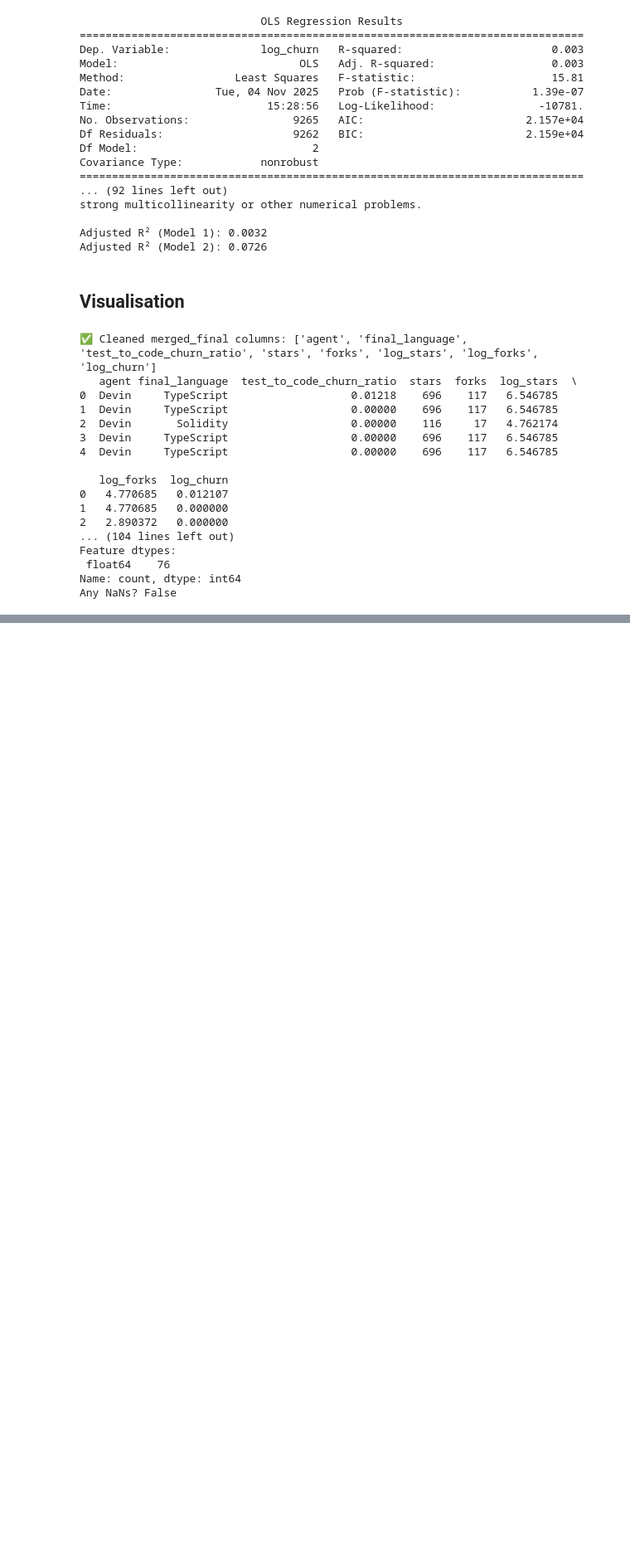
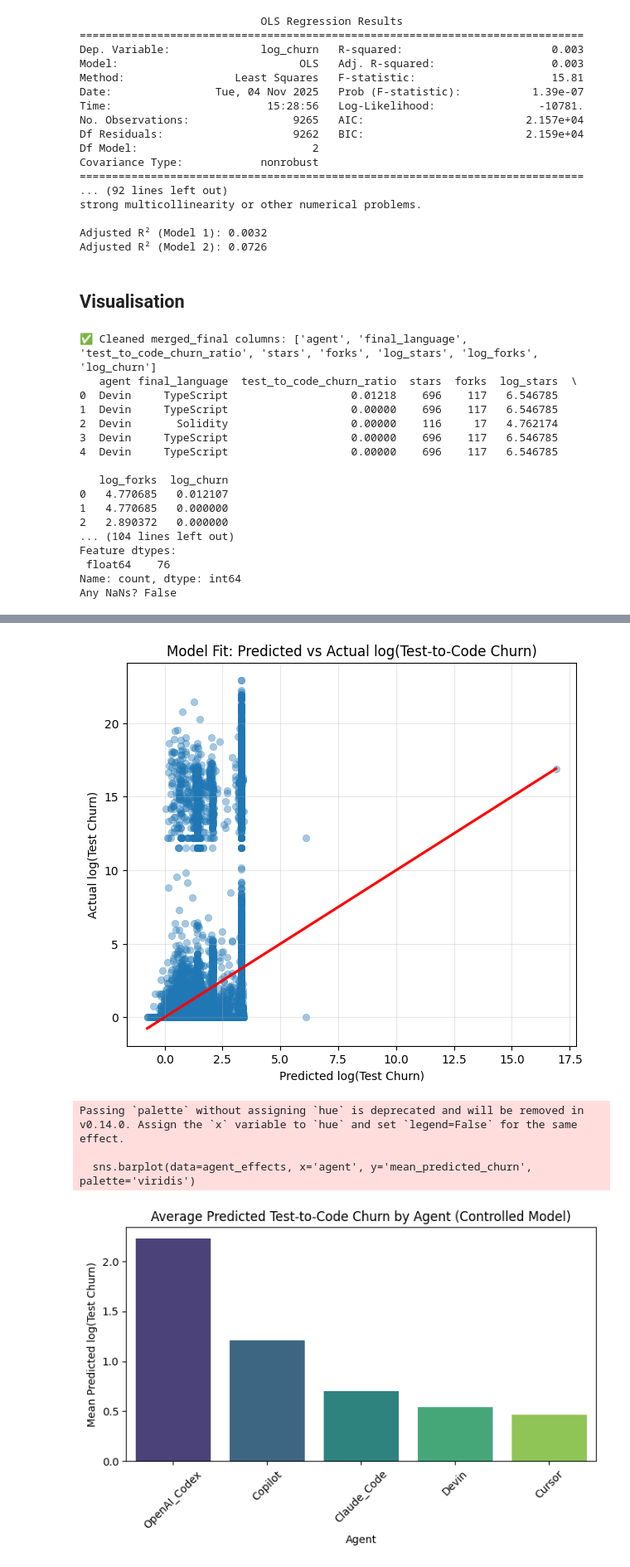
Before and after one commit to Lay-ke/Data-mining, a Jupyter notebook: analysis/load_AIDev.ipynb, the cells around one changed output, grey strips where cells are left out. Shown: that part at 83% size. Cells and saved outputs as stored; diff of their text form; code cells hidden in the pictures; blank space fills up the shorter version.

```diff
--- a/analysis/load_AIDev.ipynb
+++ b/analysis/load_AIDev.ipynb
@@ -849,0 +762,64 @@ NameError: name 'X2' is not defined
+# %%
+# Predicted values from full model (model2)
+merged_final['predicted_log_churn'] = model2.predict(X2)
+
+plt.figure(figsize=(7,6))
+sns.scatterplot(x=merged_final['predicted_log_churn'],
+                y=merged_final['log_churn'],
+                alpha=0.4, edgecolor=None)
+sns.regplot(x=merged_final['predicted_log_churn'],
+            y=merged_final['log_churn'],
+            scatter=False, color='red', ci=None)
+plt.title("Model Fit: Predicted vs Actual log(Test-to-Code Churn)")
+plt.xlabel("Predicted log(Test Churn)")
+plt.ylabel("Actual log(Test Churn)")
+plt.grid(alpha=0.3)
+plt.show()
+
+
+# --- Marginal Effects by Agent ---
+
+# Compute mean predicted churn per agent (controlling for others)
+agent_effects = (
+    merged_final.groupby('agent')
+    .agg(mean_predicted_churn=('predicted_log_churn', 'mean'))
+    .reset_index()
+    .sort_values('mean_predicted_churn', ascending=False)
+)
+
+plt.figure(figsize=(8,4))
+sns.barplot(data=agent_effects, x='agent', y='mean_predicted_churn', palette='viridis')
+plt.title("Average Predicted Test-to-Code Churn by Agent (Controlled Model)")
+plt.ylabel("Mean Predicted log(Test Churn)")
+plt.xlabel("Agent")
+plt.xticks(rotation=45)
+plt.show()
+
+
+# --- Marginal Effects by Language ---
+
+lang_effects = (
+    merged_final.groupby('final_language')
+    .agg(mean_predicted_churn=('predicted_log_churn', 'mean'), count=('final_language', 'count'))
+    .query('count > 30')  # filter rare languages
+    .reset_index()
+    .sort_values('mean_predicted_churn', ascending=False)
+)
+
+plt.figure(figsize=(10,5))
+sns.barplot(data=lang_effects.head(15), x='final_language', y='mean_predicted_churn', palette='mako')
+plt.title("Top 15 Languages by Average Predicted Test-to-Code Churn")
+plt.ylabel("Mean Predicted log(Test Churn)")
+plt.xlabel("Programming Language")
+plt.xticks(rotation=60)
+plt.show()
+
+# Display the tables
+display(agent_effects)
+display(lang_effects.head(15))
+# %% [output]
+[figure, added]
+Passing `palette` without assigning `hue` is deprecated and will be removed in v0.14.0. Assign the `x` variable to `hue` and set `legend=False` for the same effect.
+
+  sns.barplot(data=agent_effects, x='agent', y='mean_predicted_churn', palette='viridis')
+[figure, added]
```
Also changed, not shown: parts of 2 cells of this notebook.
